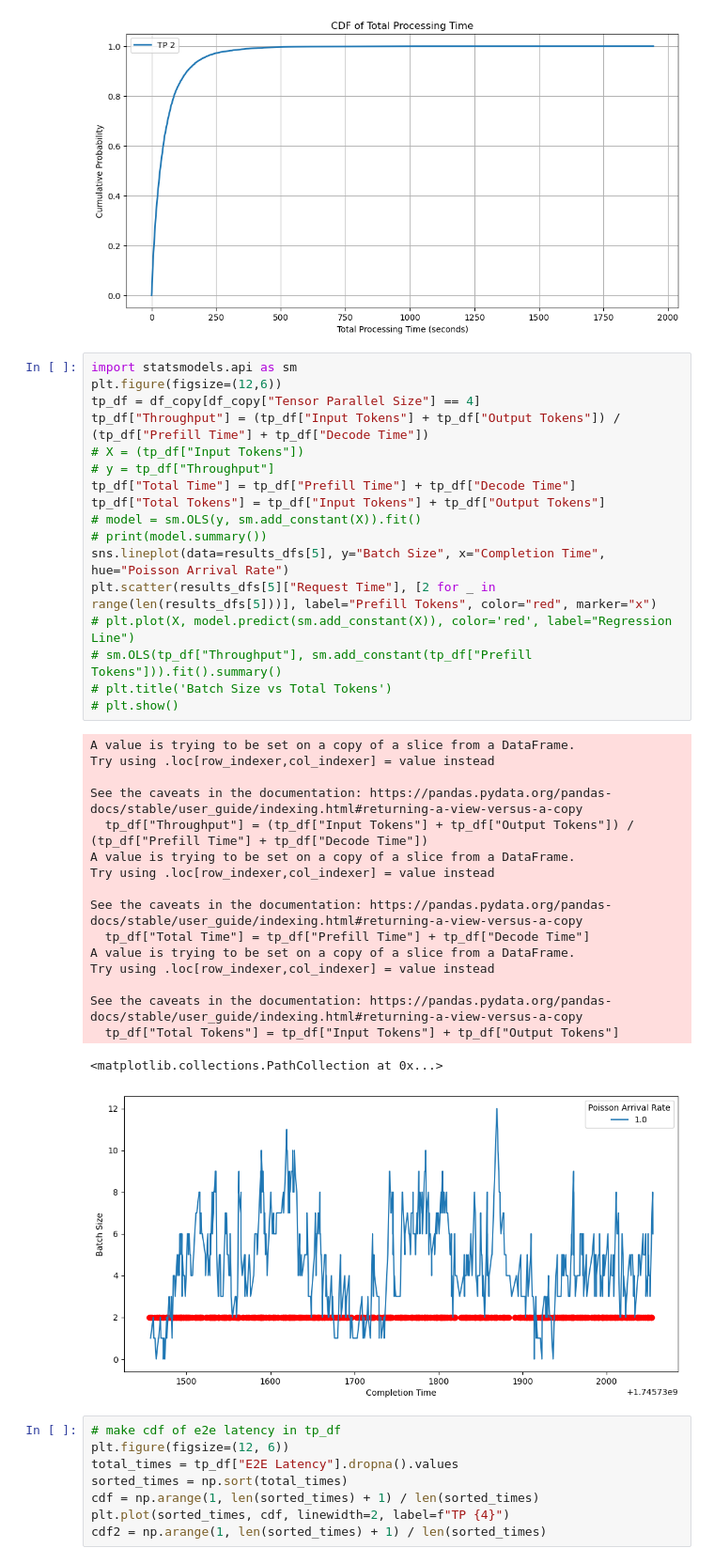
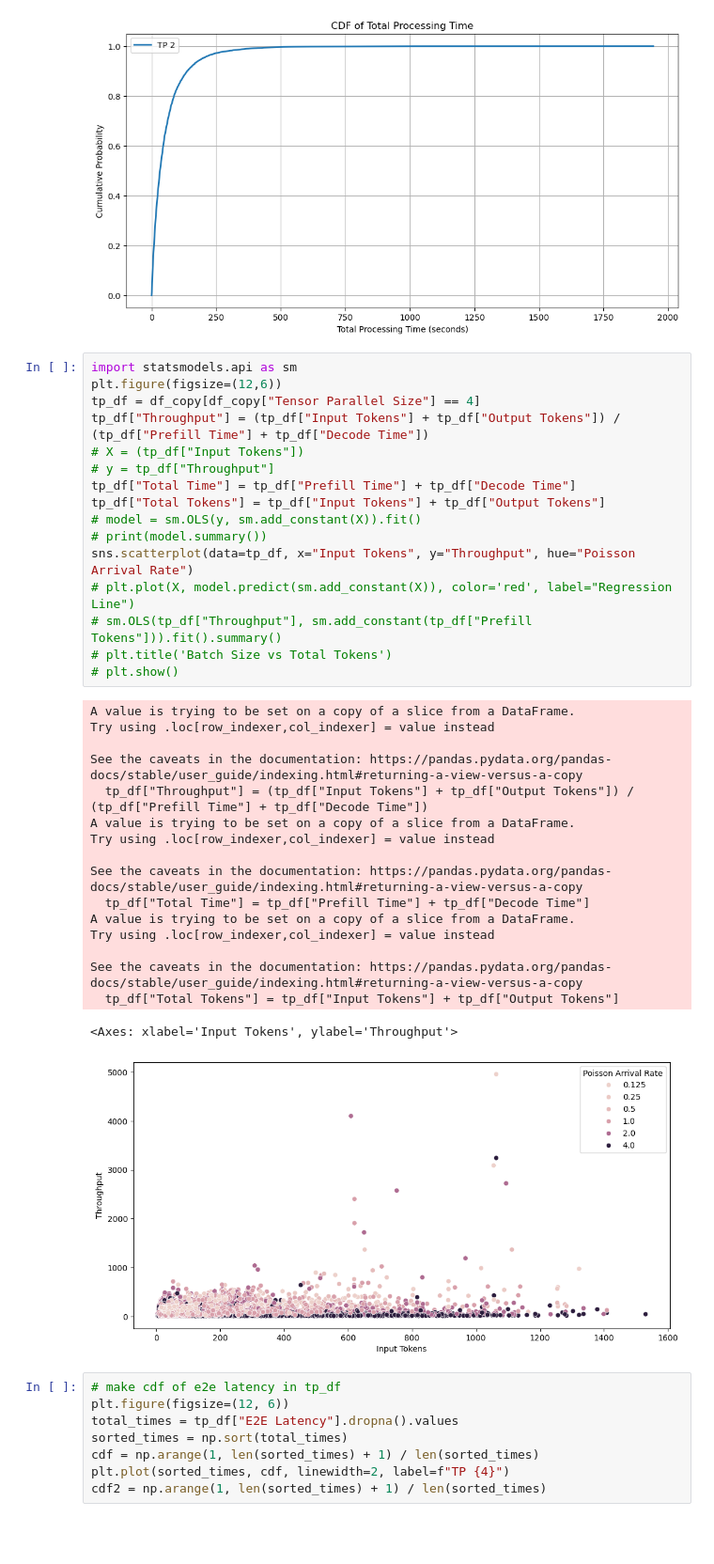
Before and after one commit to grantwilkins/powertrace-sim, a Jupyter notebook: model/token_model.ipynb, the cells around one changed output. Shown: that part at 94% size. Saved outputs shown, nothing was run; the diff lists cells and outputs as text; blank space fills up the shorter version.

```diff
--- a/model/token_model.ipynb
+++ b/model/token_model.ipynb
@@ -941,37 +941,36 @@ plt.legend()
 import statsmodels.api as sm
 plt.figure(figsize=(12,6))
 tp_df = df_copy[df_copy["Tensor Parallel Size"] == 4]
 tp_df["Throughput"] = (tp_df["Input Tokens"] + tp_df["Output Tokens"]) / (tp_df["Prefill Time"] + tp_df["Decode Time"])
 # X = (tp_df["Input Tokens"])
 # y = tp_df["Throughput"]
 tp_df["Total Time"] = tp_df["Prefill Time"] + tp_df["Decode Time"]
 tp_df["Total Tokens"] = tp_df["Input Tokens"] + tp_df["Output Tokens"]
 # model = sm.OLS(y, sm.add_constant(X)).fit()
 # print(model.summary())
-sns.lineplot(data=results_dfs[5], y="Batch Size", x="Completion Time", hue="Poisson Arrival Rate")
-plt.scatter(results_dfs[5]["Request Time"], [2 for _ in range(len(results_dfs[5]))], label="Prefill Tokens", color="red", marker="x")
+sns.scatterplot(data=tp_df, x="Input Tokens", y="Throughput", hue="Poisson Arrival Rate")
 # plt.plot(X, model.predict(sm.add_constant(X)), color='red', label="Regression Line")
 # sm.OLS(tp_df["Throughput"], sm.add_constant(tp_df["Prefill Tokens"])).fit().summary()
 # plt.title('Batch Size vs Total Tokens')
 # plt.show()
 # %% [output]
 A value is trying to be set on a copy of a slice from a DataFrame.
 Try using .loc[row_indexer,col_indexer] = value instead
 
 See the caveats in the documentation: https://pandas.pydata.org/pandas-docs/stable/user_guide/indexing.html#returning-a-view-versus-a-copy
   tp_df["Throughput"] = (tp_df["Input Tokens"] + tp_df["Output Tokens"]) / (tp_df["Prefill Time"] + tp_df["Decode Time"])
 A value is trying to be set on a copy of a slice from a DataFrame.
 Try using .loc[row_indexer,col_indexer] = value instead
 
 See the caveats in the documentation: https://pandas.pydata.org/pandas-docs/stable/user_guide/indexing.html#returning-a-view-versus-a-copy
   tp_df["Total Time"] = tp_df["Prefill Time"] + tp_df["Decode Time"]
 A value is trying to be set on a copy of a slice from a DataFrame.
 Try using .loc[row_indexer,col_indexer] = value instead
 
 See the caveats in the documentation: https://pandas.pydata.org/pandas-docs/stable/user_guide/indexing.html#returning-a-view-versus-a-copy
   tp_df["Total Tokens"] = tp_df["Input Tokens"] + tp_df["Output Tokens"]
-<matplotlib.collections.PathCollection at 0x...>
+<Axes: xlabel='Input Tokens', ylabel='Throughput'>
-[figure, old version]
+[figure, new version]
 # %%
 # make cdf of e2e latency in tp_df
 plt.figure(figsize=(12, 6))
```
Also changed, not shown: 9 other files.
